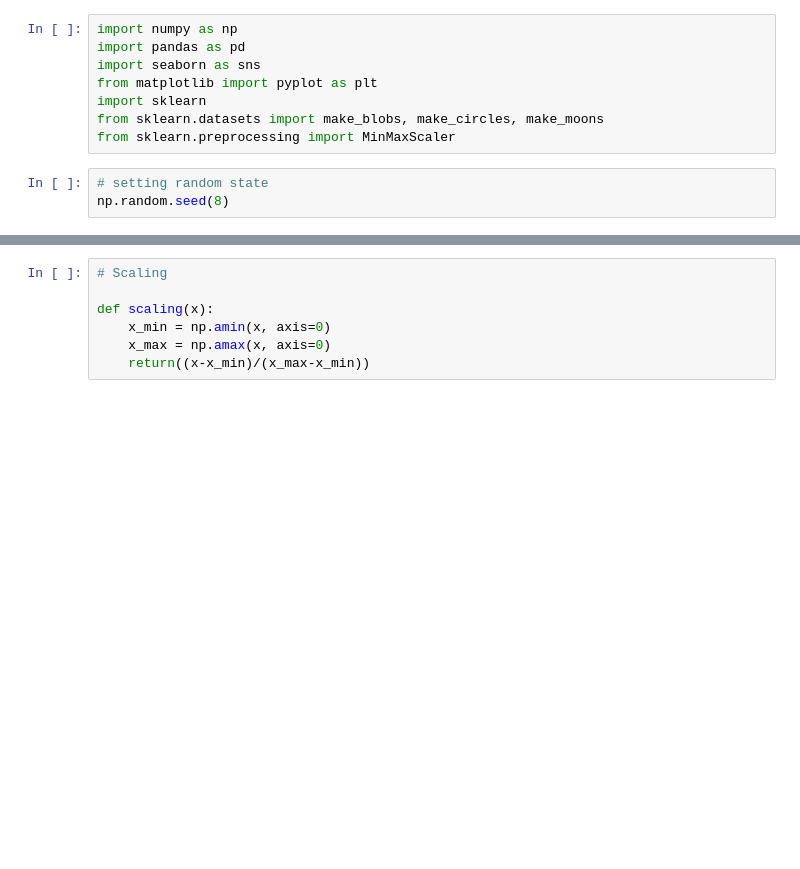
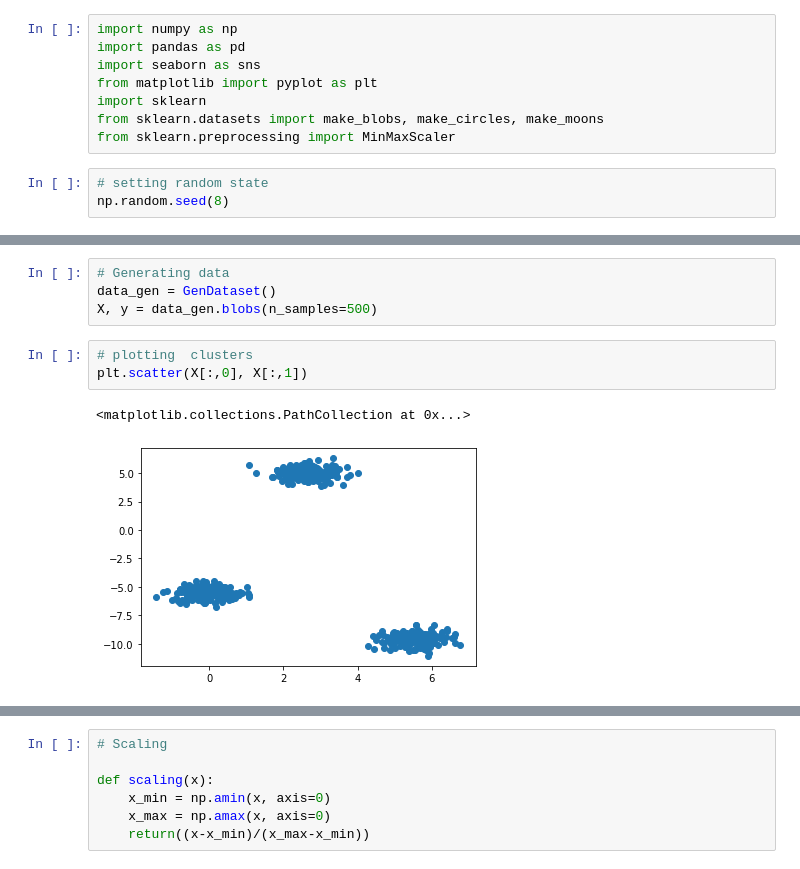
Before and after one commit to harjeevansingh/clustering_sabudh, a Jupyter notebook: rough.ipynb, the cells around one changed output, grey strips where cells are left out. Drawn from its saved outputs; the diff is of its cells as text; blank space fills up the shorter version.

```diff
--- a/rough.ipynb
+++ b/rough.ipynb
@@ -14,0 +34,10 @@ X, y = make_blobs(n_samples=100, centers=3, n_features=5)
+# %%
+# Generating data
+data_gen = GenDataset()
+X, y = data_gen.blobs(n_samples=500)
+# %%
+# plotting  clusters
+plt.scatter(X[:,0], X[:,1])
+# %% [output]
+<matplotlib.collections.PathCollection at 0x...>
+[figure, added]
```
Also changed, not shown: parts of 14 cells of this notebook.
